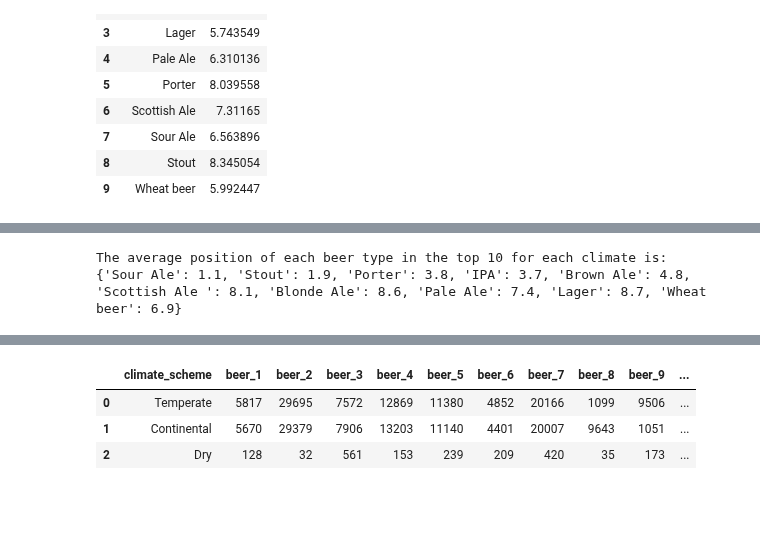
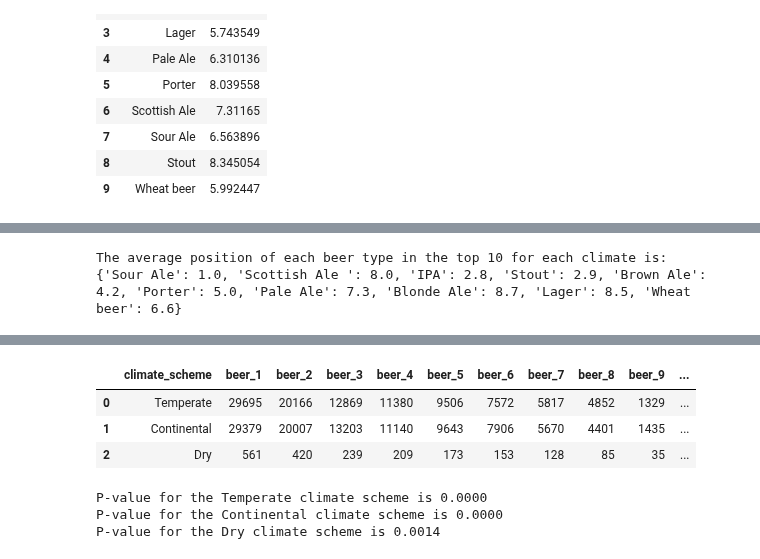
Before and after one commit to epfl-ada/ada-2023-project-riskybiscuits, a Jupyter notebook: styles_analysis.ipynb, the cells around one changed output, grey strips where cells are left out. Cells and saved outputs as stored; diff of their text form; code cells hidden in the pictures; blank space fills up the shorter version.

Commit message:
chi2 tests

```diff
--- a/styles_analysis.ipynb
+++ b/styles_analysis.ipynb
@@ -84,3 +83,13 @@ us_users_ratings["climate"] = us_users_ratings["user_location"].map(states_clima
 us_users_ratings["climate_scheme"] = us_users_ratings["climate"].map(climate_classifications["scheme"])
 us_users_ratings["climate_precipitation"] = us_users_ratings["climate"].map(climate_classifications["seasonal_precipitation"])
 us_users_ratings["climate_temperature"] = us_users_ratings["climate"].map(climate_classifications["heat_level"])
+# %%
+#keep only the beers which have an abv between 0 and 95% (to remove outliers)
+
+quantile_5 = us_users_ratings["abv"].quantile(0.05)
+quantile_95 = us_users_ratings["abv"].quantile(0.95)
+
+print("Shape before filtering:", us_users_ratings.shape)
+#us_abv_ratings = us_users_ratings[(us_users_ratings["abv"] > quantile_5) & (us_users_ratings["abv"] < quantile_95)]
+us_users_ratings = us_users_ratings[(us_users_ratings["abv"] > quantile_5) & (us_users_ratings["abv"] < quantile_95)]
+print("Shape after filtering:", us_users_ratings.shape)
@@ -151,3 +163,16 @@ There are 10 different general beer types
 | 2 | 19827 | English Pale Ale | 1353150000 | ferrari29 | ferrari29.320392 | 3.00 | 3.50 | 2.50 | 2.50 | 2.50 | ... |
 | 3 | 19827 | English Pale Ale | 1342260000 | OtherShoe2 | othershoe2.233642 | 4.00 | 3.50 | 4.00 | 3.50 | 4.00 | ... |
 | 4 | 19827 | English Pale Ale | 1335607200 | brentk56 | brentk56.6284 | 4.50 | 3.00 | 3.50 | 2.50 | 2.50 | ... |
+# %%
+#boxplot of abv for each general beer type
+
+fig, axs = plt.subplots(2,5, figsize=(20, 10))
+
+for i, beer_type in enumerate(general_beer_types):
+    #general_beer_type = general_beer_types[i]
+    ax = axs[i//5, i%5]
+    general_beer_type_df = us_users_ratings[us_users_ratings['general_style'] == beer_type]
+    ax.boxplot(general_beer_type_df["abv"])
+    ax.set_title(beer_type)
+
+plt.show()
@@ -197,14 +223,10 @@ plt.show()
 # %%
-# Let's try to do a chi2 test on overall score and general_style for reviews in Csa
+# For each climate, performe a chi2 test on the overall rating and the general style
 # H0: the two variables are independent
-# Repeat for all climates
-data_to_test = us_users_ratings[us_users_ratings['climate']=='Csa'][['overall', 'general_style']]
 
-# create a contingency table
-contingency_table = pd.crosstab(data_to_test['overall'], data_to_test['general_style'])
-
-# run the chi2 test
-chi2, p, dof, expected = stats.chi2_contingency(contingency_table)
-
-print("P-value is {}".format(p))
+for climate in us_users_ratings['climate'].unique():
+    data_to_test = us_users_ratings[us_users_ratings['climate']==climate][['overall', 'general_style']]
+    contingency_table = pd.crosstab(data_to_test['overall'], data_to_test['general_style'])
+    chi2, p, dof, expected = stats.chi2_contingency(contingency_table)
+    print("P-value for the {} climate is {:.5f}".format(climate, p))
 # %% [output]
@@ -273,5 +295,6 @@ Shape after filtering: (210158, 35)
 # %%
 # Can be useful
+us_abv_ratings = us_users_ratings.copy()
 abv_averge_per_beer_type = us_abv_ratings.groupby(['general_style'])['abv'].mean().reset_index()
 abv_averge_per_beer_type.head(10)
 # %% [output]
@@ -326,33 +349,42 @@ print("The average position of each beer type in the top 10 for each climate is:
 print(beers_average_position)
 # %% [output]
 The average position of each beer type in the top 10 for each climate is:
-{'Sour Ale': 1.1, 'Stout': 1.9, 'Porter': 3.8, 'IPA': 3.7, 'Brown Ale': 4.8, 'Scottish Ale ': 8.1, 'Blonde Ale': 8.6, 'Pale Ale': 7.4, 'Lager': 8.7, 'Wheat beer': 6.9}
+{'Sour Ale': 1.0, 'Scottish Ale ': 8.0, 'IPA': 2.8, 'Stout': 2.9, 'Brown Ale': 4.2, 'Porter': 5.0, 'Pale Ale': 7.3, 'Blonde Ale': 8.7, 'Lager': 8.5, 'Wheat beer': 6.6}
 # %%
 # Now let's analyse the scheme of the climate and the overall rating
 columns = ['climate_scheme'] + ["beer_" + str(i) for i in range(1, 11)]
 
 best_beers_per_climate_scheme = pd.DataFrame(columns=columns)
 amount_reviews_per_climate_scheme = pd.DataFrame(columns=columns)
 
 for climate_scheme in us_abv_ratings['climate_scheme'].unique():
     row = [climate_scheme] + list(us_abv_ratings[us_abv_ratings['climate_scheme']==climate_scheme].groupby(['general_style'])['overall'].mean().sort_values(ascending=False).reset_index()['general_style'].values[:10])
     best_beers_per_climate_scheme.loc[len(best_beers_per_climate_scheme)] = row
-
-    num_reviews = us_abv_ratings[us_abv_ratings['climate_scheme']==climate_scheme]["general_style"].value_counts()
-    num_reviews = num_reviews[best_beers_per_climate_scheme.loc[len(best_beers_per_climate_scheme)-1][1:]]
-    amount_reviews_per_climate_scheme.loc[len(amount_reviews_per_climate_scheme)] = [climate_scheme] + list(num_reviews)
+    amount_reviews_per_climate_scheme.loc[len(amount_reviews_per_climate_scheme)] = [climate_scheme] + list(us_abv_ratings[us_abv_ratings['climate_scheme']==climate_scheme].groupby(['general_style'])['overall'].count().sort_values(ascending=False).reset_index()['overall'].values[:10])
 
 display(best_beers_per_climate_scheme)
 display(amount_reviews_per_climate_scheme)
 # %% [output]
 |  | climate_scheme | beer_1 | beer_2 | beer_3 | beer_4 | beer_5 | beer_6 | beer_7 | beer_8 | beer_9 | ... |
 | 0 | Temperate | Sour Ale | IPA | Stout | Brown Ale | Porter | Wheat beer | Pale Ale | Scottish Ale | Lager | ... |
 | 1 | Continental | Sour Ale | IPA | Stout | Brown Ale | Porter | Wheat beer | Pale Ale | Lager | Scottish Ale | ... |
 | 2 | Dry | Sour Ale | Scottish Ale | IPA | Stout | Brown Ale | Porter | Pale Ale | Blonde Ale | Lager | ... |
 |  | climate_scheme | beer_1 | beer_2 | beer_3 | beer_4 | beer_5 | beer_6 | beer_7 | beer_8 | beer_9 | ... |
-| 0 | Temperate | 5817 | 29695 | 7572 | 12869 | 11380 | 4852 | 20166 | 1099 | 9506 | ... |
-| 1 | Continental | 5670 | 29379 | 7906 | 13203 | 11140 | 4401 | 20007 | 9643 | 1051 | ... |
-| 2 | Dry | 128 | 32 | 561 | 153 | 239 | 209 | 420 | 35 | 173 | ... |
+| 0 | Temperate | 29695 | 20166 | 12869 | 11380 | 9506 | 7572 | 5817 | 4852 | 1329 | ... |
+| 1 | Continental | 29379 | 20007 | 13203 | 11140 | 9643 | 7906 | 5670 | 4401 | 1435 | ... |
+| 2 | Dry | 561 | 420 | 239 | 209 | 173 | 153 | 128 | 85 | 35 | ... |
+# %%
+# For each climate scheme, performe a chi2 test on the overall rating and the general style
+
+for climate_scheme in us_abv_ratings['climate_scheme'].unique():
+    data_to_test = us_abv_ratings[us_abv_ratings['climate_scheme']==climate_scheme][['overall', 'general_style']]
+    contingency_table = pd.crosstab(data_to_test['overall'], data_to_test['general_style'])
+    chi2, p, dof, expected = stats.chi2_contingency(contingency_table)
+    print("P-value for the {} climate scheme is {:.4f}".format(climate_scheme, p))
+# %% [output]
+P-value for the Temperate climate scheme is 0.0000
+P-value for the Continental climate scheme is 0.0000
+P-value for the Dry climate scheme is 0.0014
 # %%
 # Now let's analyse the precipitation of the climate and the overall rating
 columns = ['climate_precipitation'] + ["beer_" + str(i) for i in range(1, 11)]
```
Also changed, not shown: parts of 18 cells of this notebook.
